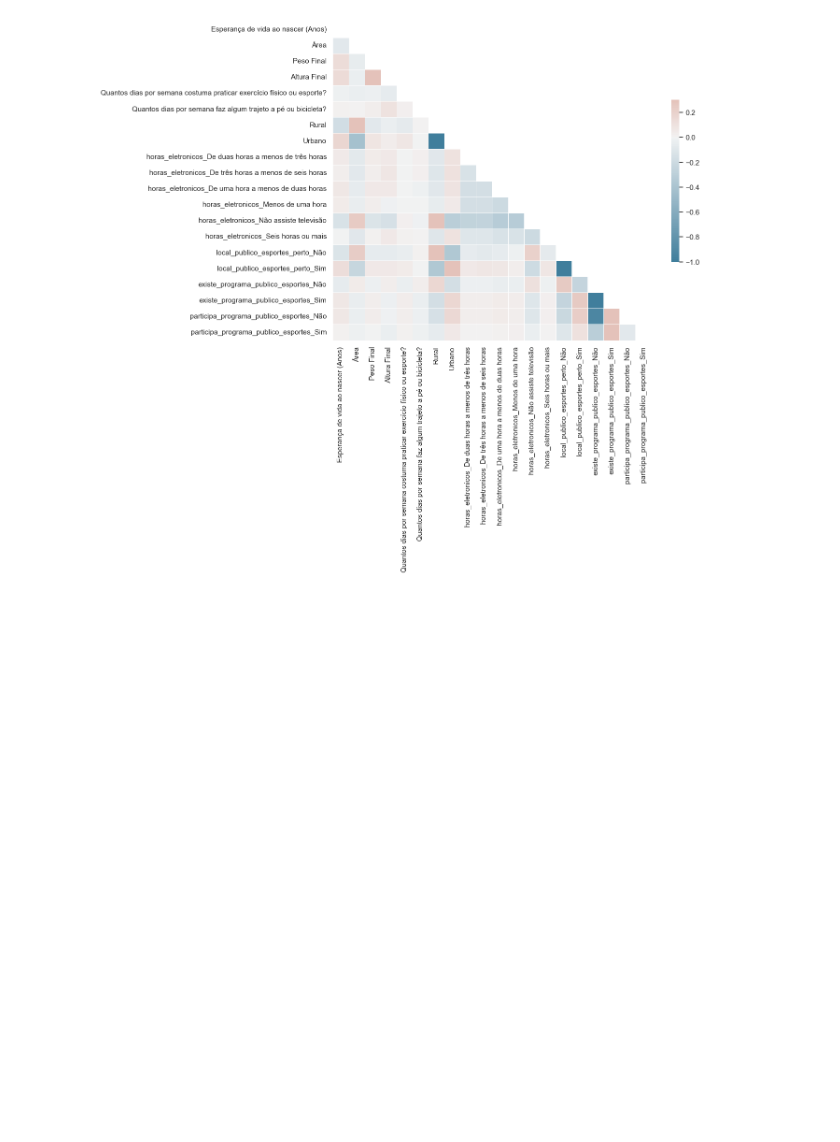
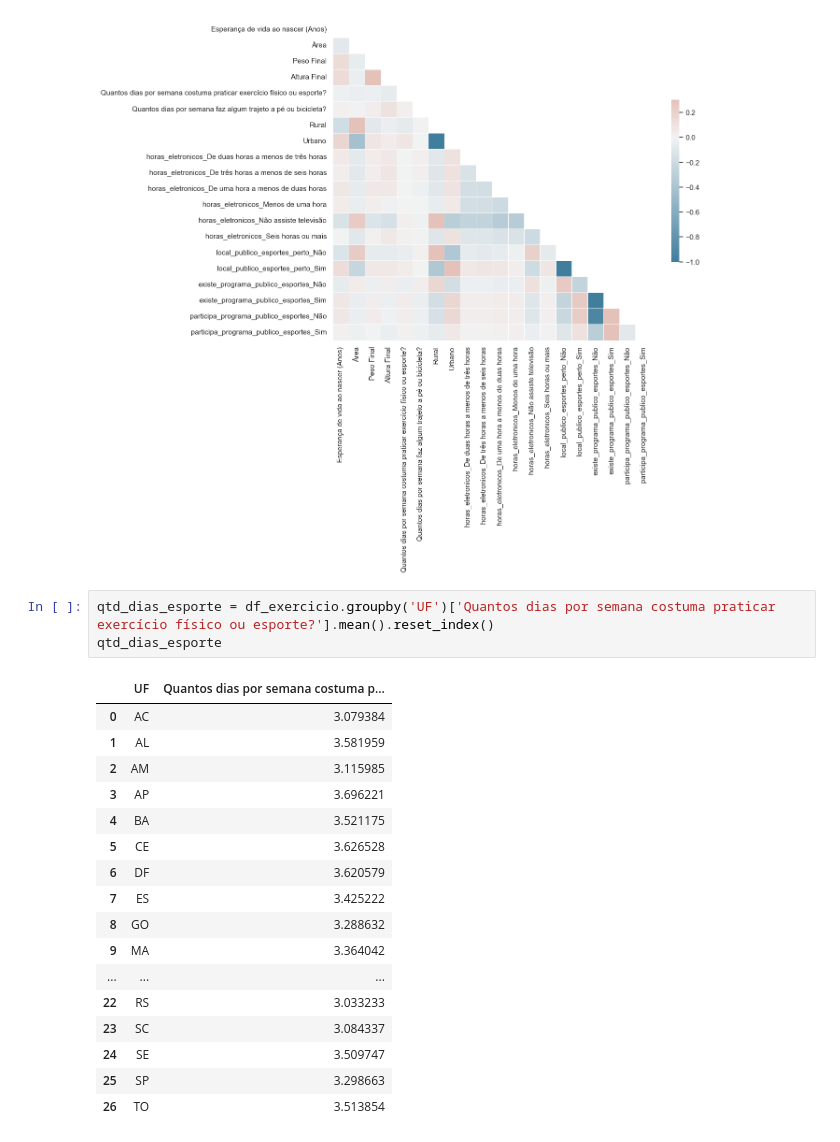
Before and after one commit to maafinotti/TCC-PNS, a Jupyter notebook: PNS_exercicio_fisico.ipynb, the cells around one changed output. Drawn from its saved outputs; the diff is of its cells as text; blank space fills up the shorter version.

```diff
--- a/PNS_exercicio_fisico.ipynb
+++ b/PNS_exercicio_fisico.ipynb
@@ -109,3 +110,24 @@ sns.heatmap(corr, mask=mask, cmap=cmap, vmax=.3, center=0,
 # %% [output]
 <Axes: >
 [figure]
+# %%
+qtd_dias_esporte = df_exercicio.groupby('UF')['Quantos dias por semana costuma praticar exercício físico ou esporte?'].mean().reset_index()
+qtd_dias_esporte
+# %% [output]
+|  | UF | Quantos dias por semana costuma p... |
+| 0 | AC | 3.079384 |
+| 1 | AL | 3.581959 |
+| 2 | AM | 3.115985 |
+| 3 | AP | 3.696221 |
+| 4 | BA | 3.521175 |
+| 5 | CE | 3.626528 |
+| 6 | DF | 3.620579 |
+| 7 | ES | 3.425222 |
+| 8 | GO | 3.288632 |
+| 9 | MA | 3.364042 |
+| ... | ... | ... |
+| 22 | RS | 3.033233 |
+| 23 | SC | 3.084337 |
+| 24 | SE | 3.509747 |
+| 25 | SP | 3.298663 |
+| 26 | TO | 3.513854 |
```
Also changed, not shown: parts of 5 cells of this notebook.
